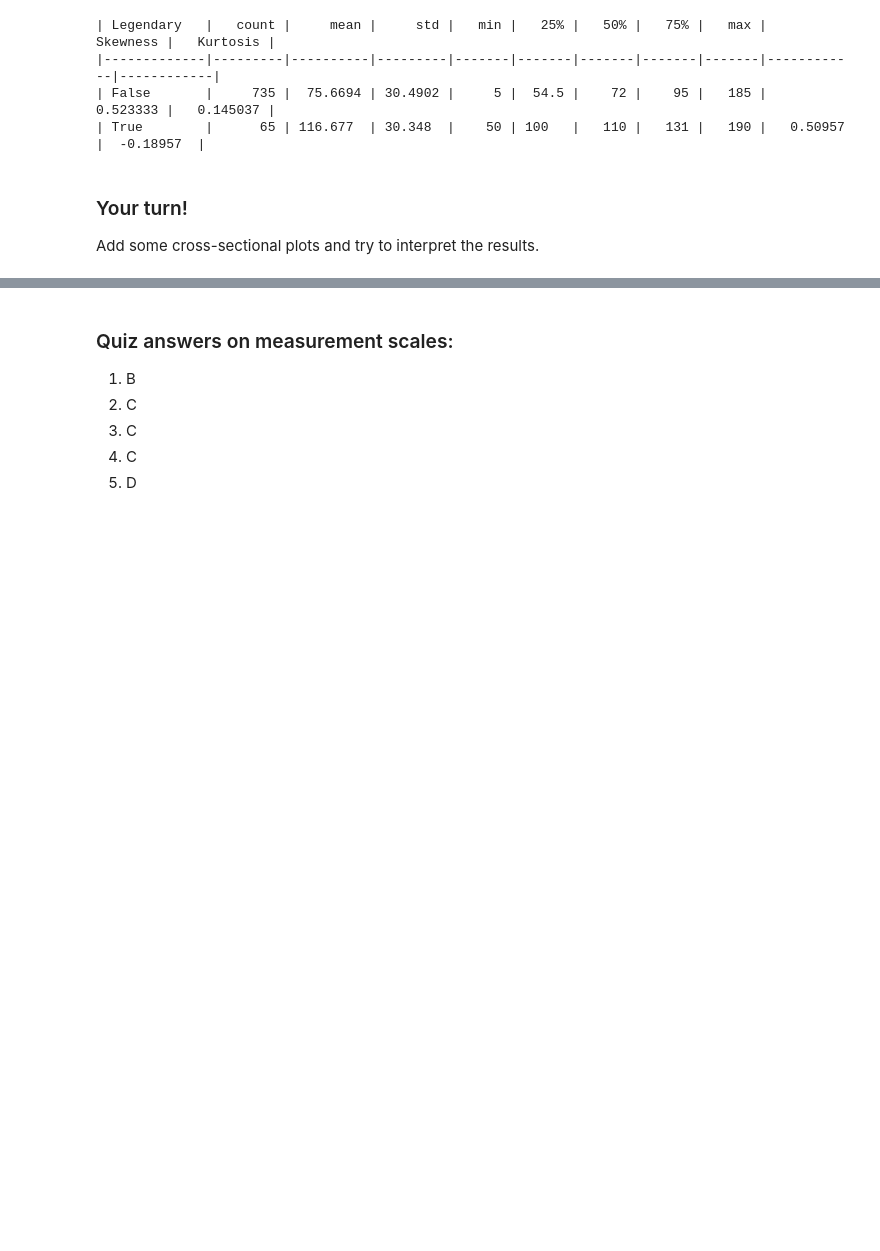
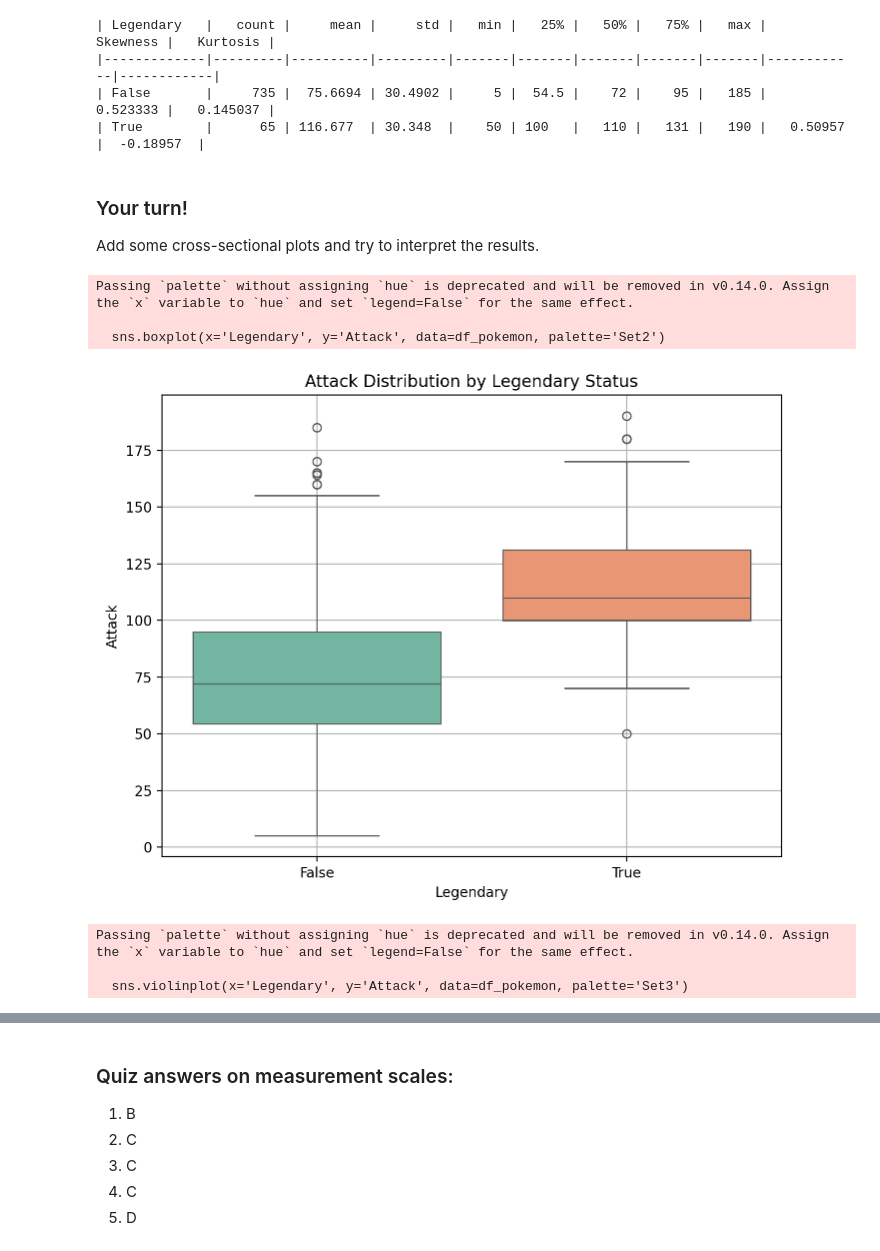
Before and after one commit to M4TI-21/pandas_exercises, a Jupyter notebook: Exercise8.ipynb, the cells around one changed output, grey strips where cells are left out. Saved outputs shown, nothing was run; the diff lists cells and outputs as text; code cells hidden in the pictures; blank space fills up the shorter version.

```diff
--- a/Exercise8.ipynb
+++ b/Exercise8.ipynb
@@ -1095,4 +1091,43 @@ print(tabulate(grouped_summary, headers='keys', tablefmt='github'))  #summary in
 
 Add some cross-sectional plots and try to interpret the results.
 # %%
-# your plots and comments here
+# Boxplot for Attack by Legendary status
+plt.figure(figsize=(8, 6))
+sns.boxplot(x='Legendary', y='Attack', data=df_pokemon, palette='Set2')
+plt.title('Attack Distribution by Legendary Status')
+plt.xlabel('Legendary')
+plt.ylabel('Attack')
+plt.grid(True)
+plt.show()
+
+# Violin plot for a more detailed distribution
+plt.figure(figsize=(8, 6))
+sns.violinplot(x='Legendary', y='Attack', data=df_pokemon, palette='Set3')
+plt.title('Attack Distribution (Violin Plot) by Legendary Status')
+plt.xlabel('Legendary')
+plt.ylabel('Attack')
+plt.grid(True)
+plt.show()
+
+# Histogram with KDE
+plt.figure(figsize=(10, 6))
+sns.histplot(data=df_pokemon, x='Attack', hue='Legendary', kde=True, element='step', stat='density', common_norm=False)
+plt.title('Histogram of Attack by Legendary Status')
+plt.xlabel('Attack')
+plt.ylabel('Density')
+plt.grid(True)
+plt.show()
+
+#Boxplot shows that Legendary pokemon have a higher median and upper range.
+
+#Violin reveals distribution shape and density.
+
+#Histogram and KDE shows the frequency distribution and how they differ across the attack.
+# %% [output]
+Passing `palette` without assigning `hue` is deprecated and will be removed in v0.14.0. Assign the `x` variable to `hue` and set `legend=False` for the same effect.
+
+  sns.boxplot(x='Legendary', y='Attack', data=df_pokemon, palette='Set2')
+[figure, added]
+Passing `palette` without assigning `hue` is deprecated and will be removed in v0.14.0. Assign the `x` variable to `hue` and set `legend=False` for the same effect.
+
+  sns.violinplot(x='Legendary', y='Attack', data=df_pokemon, palette='Set3')
```
Also changed, not shown: parts of 11 cells of this notebook.
